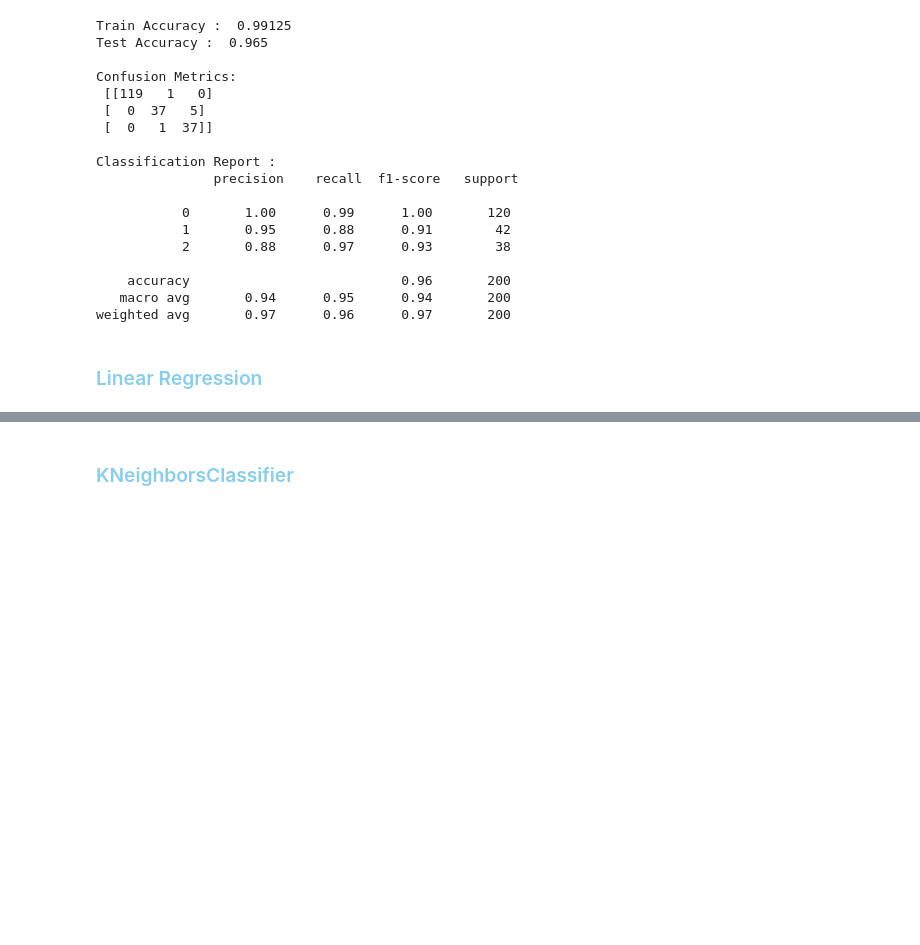
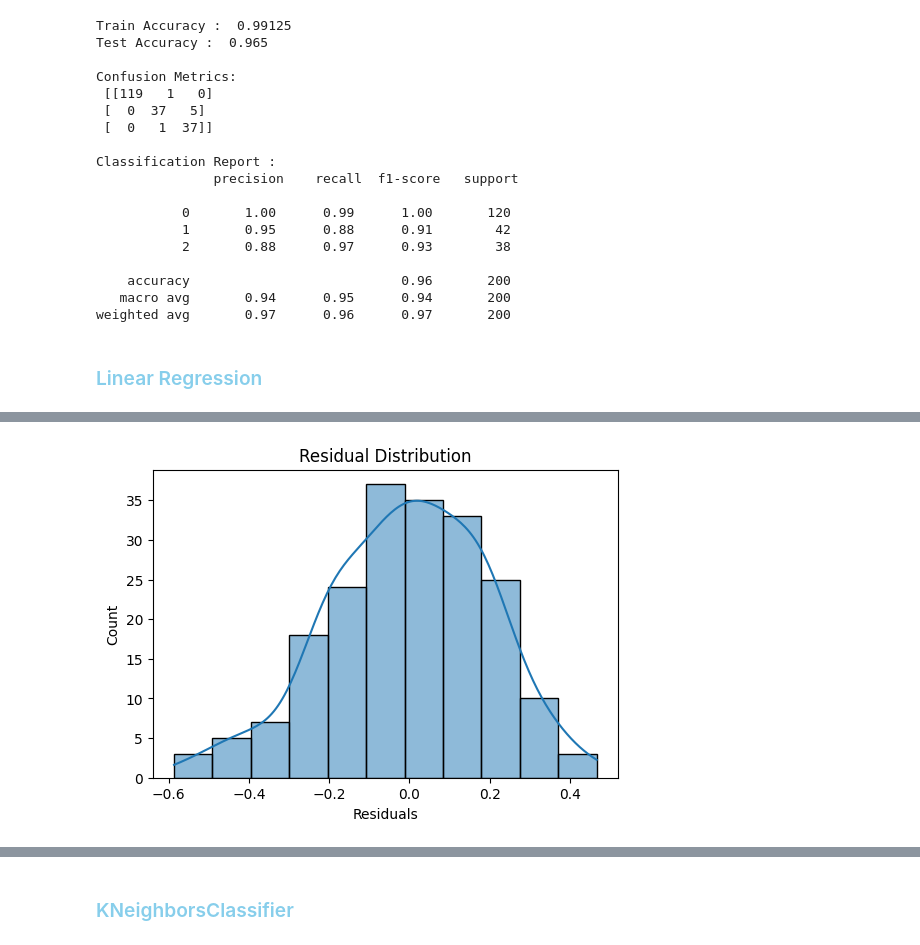
Before and after one commit to Wasima230Sultana/MU-Canteen-Rush-Predictor, a Jupyter notebook: Canteen-rush.ipynb, the cells around one changed output, grey strips where cells are left out. Saved outputs shown, nothing was run; the diff lists cells and outputs as text; code cells hidden in the pictures; blank space fills up the shorter version.

Commit message:
Linear Regression

```diff
--- a/Canteen-rush.ipynb
+++ b/Canteen-rush.ipynb
@@ -488,0 +549,17 @@ weighted avg       0.97      0.96      0.97       200
+# %%
+
+
+# -------------------------------
+# Residual Distribution
+# Good case:
+# Bell-shaped curve.
+# Why?
+# Because Linear Regression assumes normal error distribution.
+# -------------------------------
+plt.figure(figsize=(6,4))
+sns.histplot(residuals, kde=True)
+plt.title("Residual Distribution")
+plt.xlabel("Residuals")
+plt.show()
+# %% [output]
+[figure, added]
```
Also changed, not shown: parts of 7 cells of this notebook.
